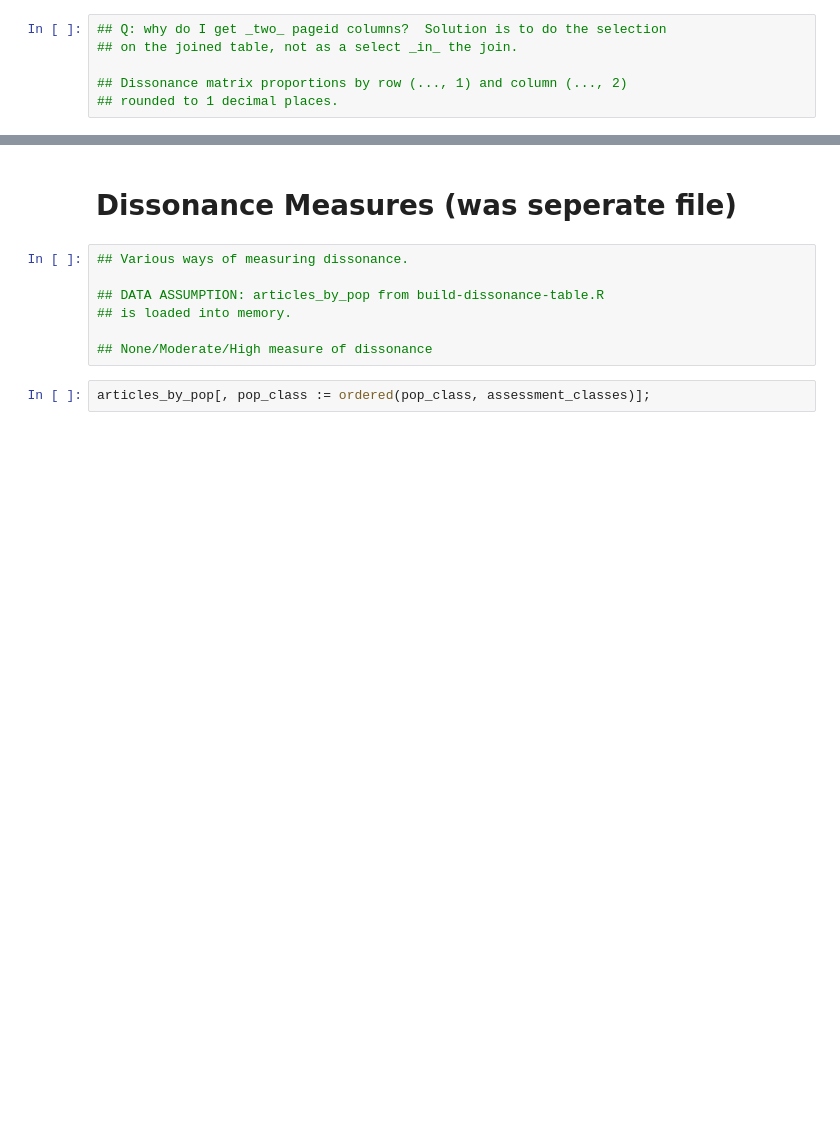
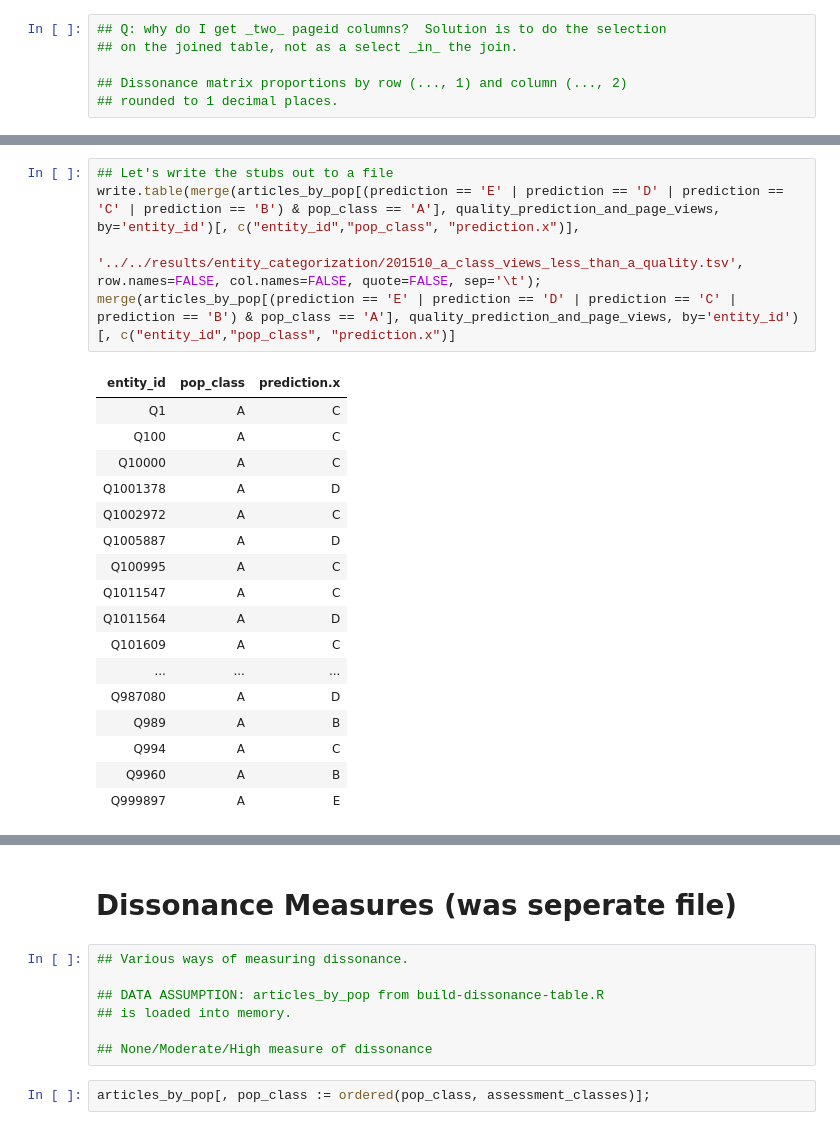
Before and after one commit to hall1467/wikidata_usage_tracking, a Jupyter notebook: jupyter_notebooks/morten's_code/dissonance-201510.ipynb, the cells around one changed output, grey strips where cells are left out. Cells and saved outputs as stored; diff of their text form; blank space fills up the shorter version.

```diff
--- a/jupyter_notebooks/morten's_code/dissonance-201510.ipynb
+++ b/jupyter_notebooks/morten's_code/dissonance-201510.ipynb
@@ -178,0 +200,23 @@ round(100*prop.table(dissonance_matrix, 2), 1);
+# %%
+## Let's write the stubs out to a file
+write.table(merge(articles_by_pop[(prediction == 'E' | prediction == 'D' | prediction == 'C' | prediction == 'B') & pop_class == 'A'], quality_prediction_and_page_views, by='entity_id')[, c("entity_id","pop_class", "prediction.x")],
+           '../../results/entity_categorization/201510_a_class_views_less_than_a_quality.tsv', row.names=FALSE, col.names=FALSE, quote=FALSE, sep='\t');
+merge(articles_by_pop[(prediction == 'E' | prediction == 'D' | prediction == 'C' | prediction == 'B') & pop_class == 'A'], quality_prediction_and_page_views, by='entity_id')[, c("entity_id","pop_class", "prediction.x")]
+# %% [output]
+| entity_id | pop_class | prediction.x |
+| Q1 | A | C |
+| Q100 | A | C |
+| Q10000 | A | C |
+| Q1001378 | A | D |
+| Q1002972 | A | C |
+| Q1005887 | A | D |
+| Q100995 | A | C |
+| Q1011547 | A | C |
+| Q1011564 | A | D |
+| Q101609 | A | C |
+| ... | ... | ... |
+| Q987080 | A | D |
+| Q989 | A | B |
+| Q994 | A | C |
+| Q9960 | A | B |
+| Q999897 | A | E |
```
Also changed, not shown: parts of 30 cells of this notebook, 27 other files.
